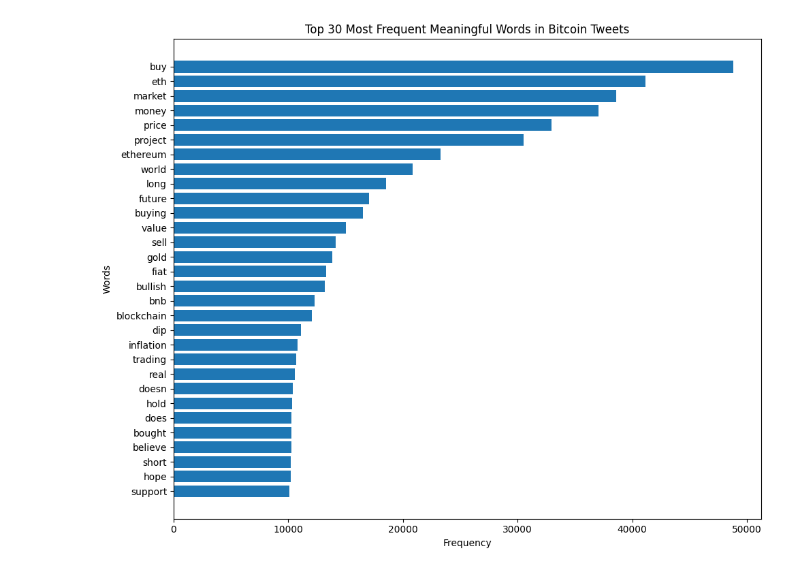
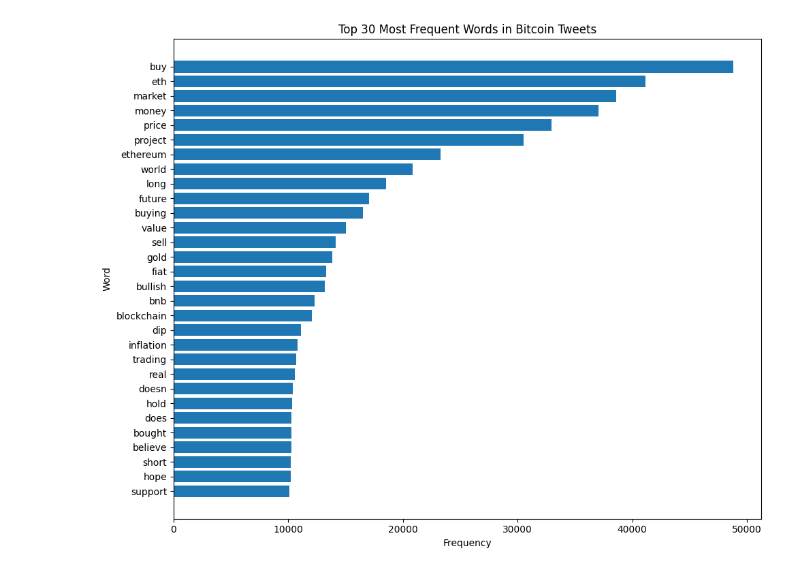
Before and after one commit to badyy8/Assignment_2_social_media_analysis, a Jupyter notebook: s4055700_UG57_03_word_frequency_topic_modeling.ipynb, the cells around one changed output. Drawn from its saved outputs; the diff is of its cells as text; code cells hidden in the pictures.

Commit message:
Cleaned final code

```diff
--- a/s4055700_UG57_03_word_frequency_topic_modeling.ipynb
+++ b/s4055700_UG57_03_word_frequency_topic_modeling.ipynb
@@ -0,0 +1,18 @@
+# %%
+import re
+from pathlib import Path
+
+import pandas as pd
+import matplotlib.pyplot as plt
+from sklearn.feature_extraction.text import ENGLISH_STOP_WORDS, CountVectorizer
+
+output_dir = Path("outputs_text_analysis")
+output_dir.mkdir(exist_ok=True)
+
+data_path = Path("data/bitcoin_tweet.parquet")
+text_col = "text"
+
+df = pd.read_parquet(data_path)
+
+print("Dataset shape:", df.shape)
+print("Columns:", df.columns.tolist())
@@ -90,36 +73,36 @@ Rows after HD cleaning: 627413
 | 89 | @JoshuaBarbin1 @danheld How do yo... | decentralized network tens thousa... |
 | 110 | #11MINUTES #BTC #CRYPTO\nThis pro... | minutes project profitable projec... |
 # %%
-# Final word frequency analysis
-
-word_vectorizer = CountVectorizer(
+word_vectorizer_hd = CountVectorizer(
     stop_words=list(stopwords_hd),
     max_features=30
 )
 
-word_matrix = word_vectorizer.fit_transform(df_clean_hd["clean_text_hd"])
+word_matrix_hd = word_vectorizer_hd.fit_transform(df_clean_hd["clean_text_hd"])
 
-word_counts = word_matrix.sum(axis=0).A1
-words = word_vectorizer.get_feature_names_out()
+word_counts_hd = word_matrix_hd.sum(axis=0).A1
+words_hd = word_vectorizer_hd.get_feature_names_out()
 
-top_words_hd = pd.DataFrame({
-    "word": words,
-    "frequency": word_counts
-}).sort_values(by="frequency", ascending=False)
+top_words_hd = (
+    pd.DataFrame({
+        "word": words_hd,
+        "frequency": word_counts_hd
+    })
+    .sort_values(by="frequency", ascending=False)
+    .reset_index(drop=True)
+)
 
 display(top_words_hd)
 
-# Save table
-top_words_hd.to_csv(output_dir / "top_30_words_hd.csv", index=False)
+top_words_hd.to_csv(output_dir / "top_30_words.csv", index=False)
 
-# Plot
 plt.figure(figsize=(10, 8))
 plt.barh(top_words_hd["word"][::-1], top_words_hd["frequency"][::-1])
 plt.xlabel("Frequency")
-plt.ylabel("Words")
-plt.title("Top 30 Most Frequent Meaningful Words in Bitcoin Tweets")
+plt.ylabel("Word")
+plt.title("Top 30 Most Frequent Words in Bitcoin Tweets")
 plt.tight_layout()
-plt.savefig(output_dir / "top_30_words_hd.png", dpi=300, bbox_inches="tight")
+plt.savefig(output_dir / "top_30_words.png", dpi=300, bbox_inches="tight")
 plt.show()
 # %% [output]
 |  | word | frequency |
@@ -142,2 +125,2 @@ plt.show()
-[figure, old version]
+[figure, new version]
 # %%
```
Also changed, not shown: parts of 4 cells of this notebook, 1 other file.
